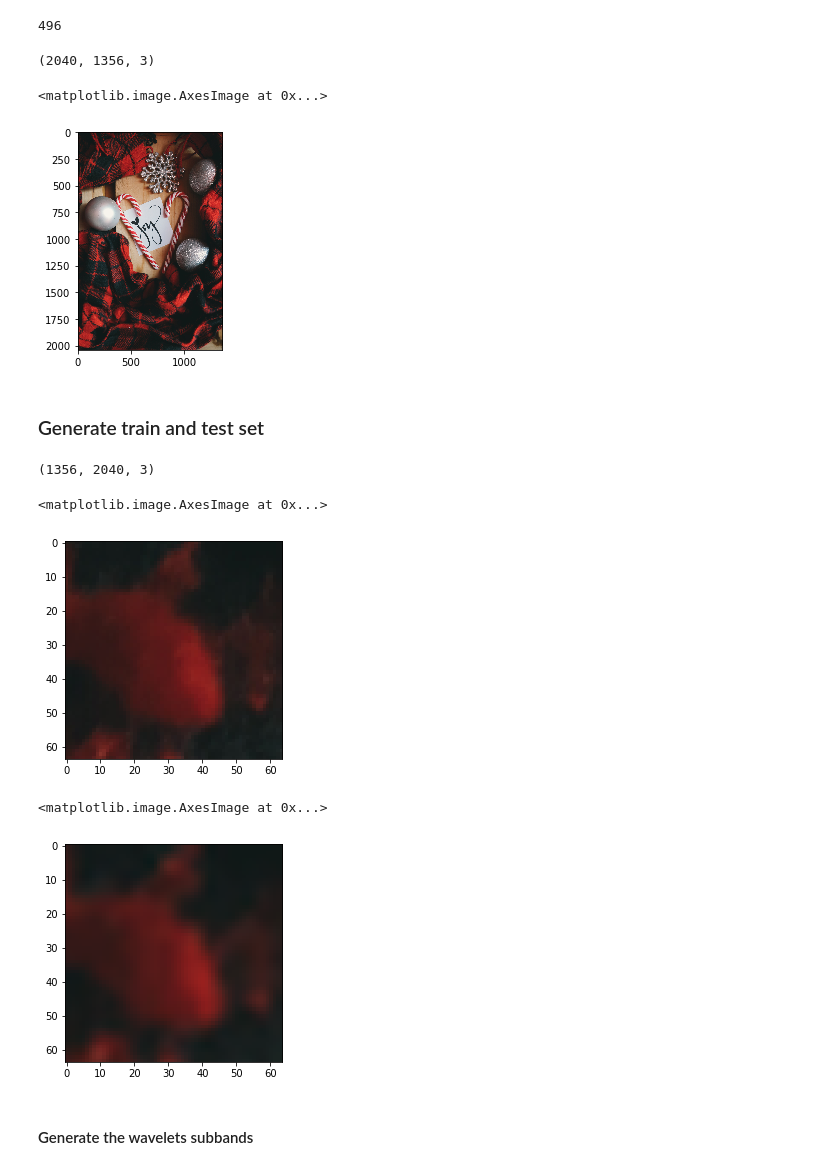
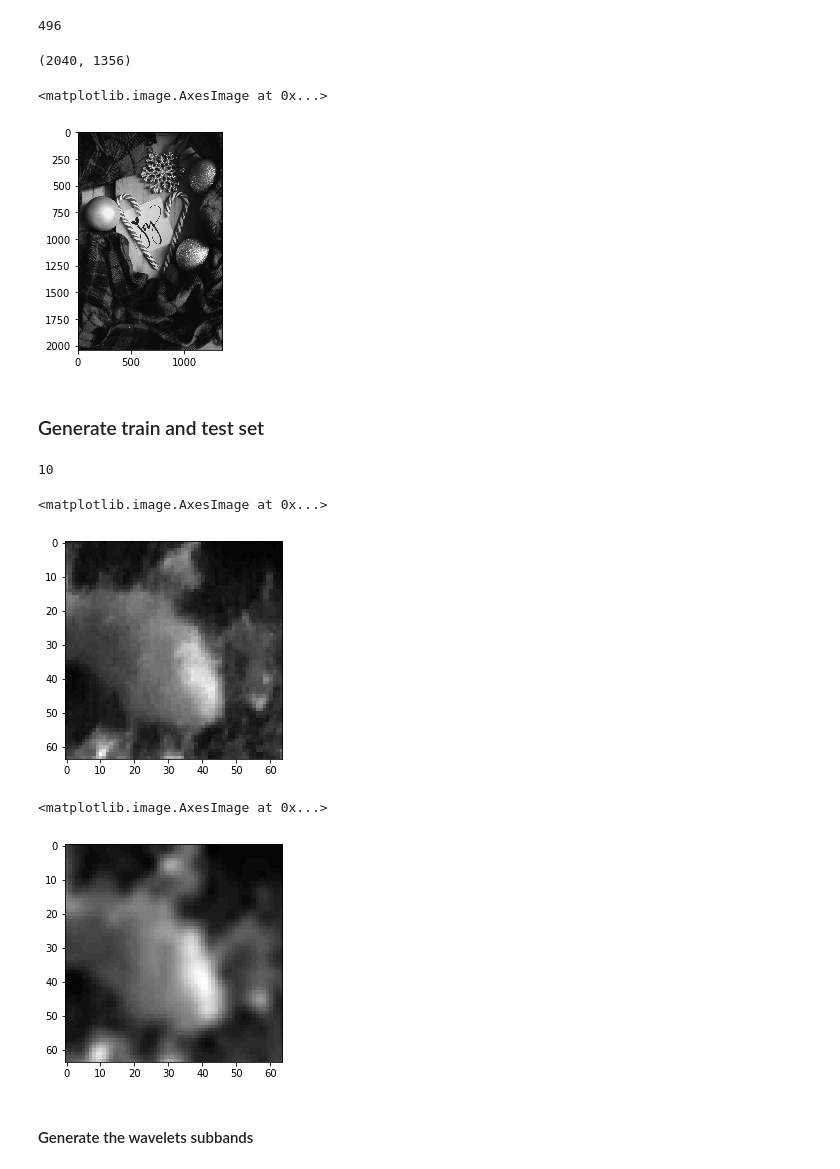
Before and after one commit to Shrecki/SuperHighResProject, a Jupyter notebook: SRCNN_notebook.ipynb, the cells around one changed output. Cells and saved outputs as stored; diff of their text form; code cells hidden in the pictures.

```diff
--- a/SRCNN_notebook.ipynb
+++ b/SRCNN_notebook.ipynb
@@ -71,16 +69,19 @@ valid_lr_img= []
 for i in range(0,90):
     n = obj_files[i]
     obj_img.append(Image.open(TRAIN_FILE + n))
+
+#Only consider the luminance channel (YCrCb)
+ycbcr = convertToYCbCr(obj_img)
 # %%
 #Convert images to numpy array
-rgb_hd = [np.asarray(image) for image in obj_img]
+hd = [np.asarray(image)[:,:,0] for image in ycbcr]
 # %%
-print(rgb_hd[0].shape)
-plt.imshow(rgb_hd[0])
+print(hd[0].shape)
+plt.imshow(hd[0], 'gray')
 # %% [output]
-(2040, 1356, 3)
+(2040, 1356)
 <matplotlib.image.AxesImage at 0x...>
-[figure, old version]
+[figure, new version]
 # %% [markdown]
 ### Generate train and test set
 # %%
@@ -102,9 +103,12 @@ def getSubImages(image, stride = stride) :
     height, width = utility.getSize(image)
     for h in range(0, height - window_size, stride) :
         for w in range (0, width - window_size, stride) :
-            sub.append(image[h : h + window_size, w : w + window_size, :])
+            sub.append(image[h : h + window_size, w : w + window_size])
     return sub
-# %%
-rgb_hd[i].shape
-# %% [output]
-(1356, 2040, 3)
+# %%
+p = hd[i][:10, :10]
+
+height, width = utility.getSize(p)
+print(width)
+# %% [output]
+10
@@ -113,11 +119,9 @@ img_len = 90
 
 sub_labels = []
 sub_samples = []
-sub_valid_hr = []
-sub_valid_lr = []
 
 for i in range(0,img_len) :
-    label, sample = get_input_images(rgb_hd[i], 4)
+    label, sample = get_input_images(hd[i], 4.)
 
     #Calculate subimages
     sub_labels += getSubImages(label)
@@ -126,15 +130,15 @@ for i in range(0,img_len) :
 sub_samples = [sub_sample / 255. for sub_sample in sub_samples]
 sub_labels = [sub_labels / 255. for sub_labels in sub_labels]
 # %%
-plt.imshow(sub_labels[10])
+plt.imshow(sub_labels[10], 'gray')
 # %% [output]
 <matplotlib.image.AxesImage at 0x...>
-[figure, old version]
+[figure, new version]
 # %%
-plt.imshow(sub_samples[10])
+plt.imshow(sub_samples[10], 'gray')
 # %% [output]
 <matplotlib.image.AxesImage at 0x...>
-[figure, old version]
+[figure, new version]
 # %% [markdown]
 #### Generate the wavelets subbands
 # %%
```
Also changed, not shown: parts of 29 cells of this notebook.
